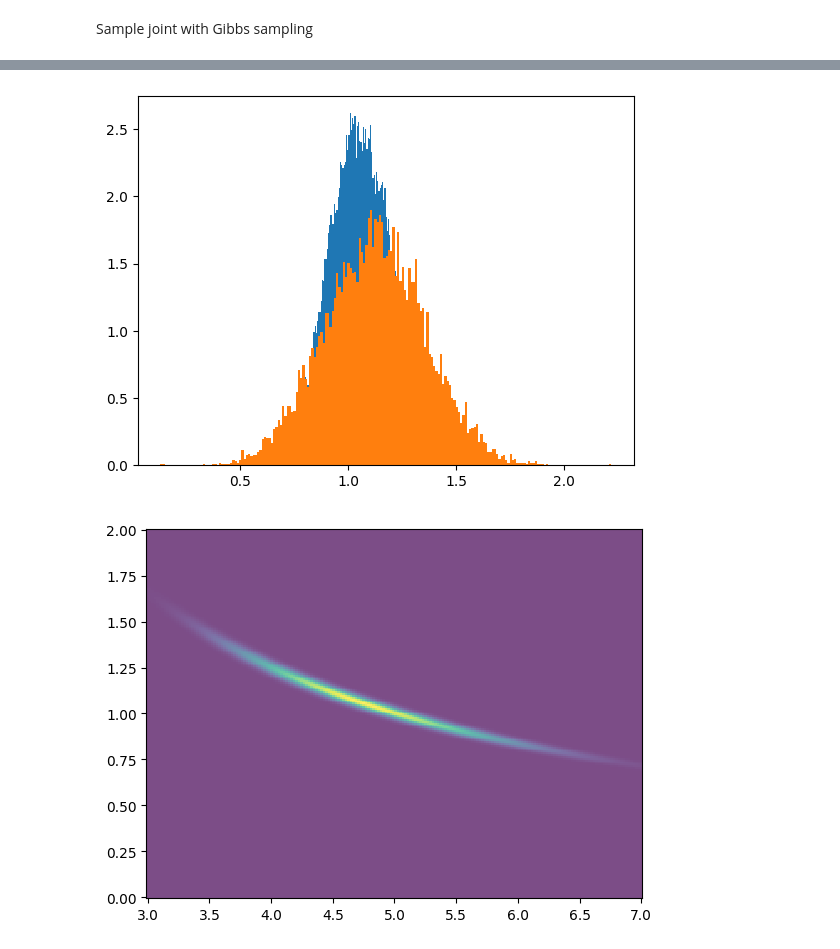
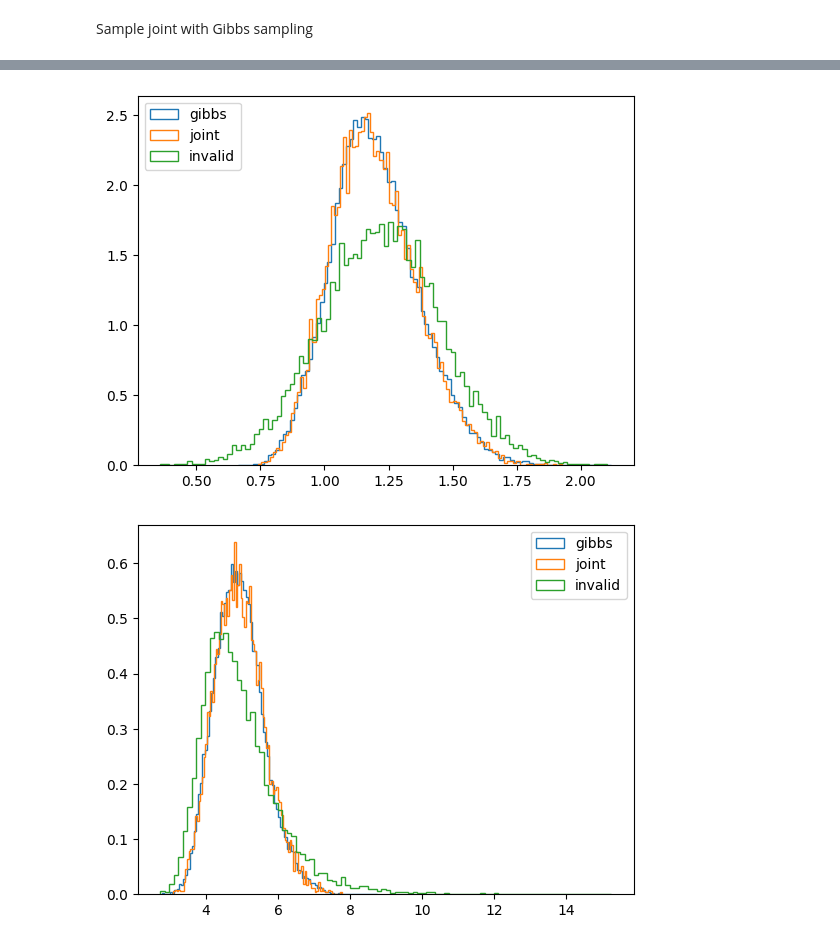
Before and after one commit to ElouanARGOUARCH/JointTraining, a Jupyter notebook: experiments/Bayesian Linear Regression.ipynb, the cells around one changed output, grey strips where cells are left out. Cells and saved outputs as stored; diff of their text form; code cells hidden in the pictures.

```diff
--- a/experiments/Bayesian Linear Regression.ipynb
+++ b/experiments/Bayesian Linear Regression.ipynb
@@ -18,12 +21,12 @@ prior_log_prob = lambda samples: prior_distribution.log_prob(samples)
 # %% [markdown]
 Generate $D_\theta$ according to some prior distribution
 # %%
-n_D = 200
-D_theta =torch.linspace(-0.25,0.25, n_D).unsqueeze(-1)
+n_D = 50
+D_theta =torch.linspace(-.75,.75, n_D).unsqueeze(-1)
 # %% [markdown]
 Generate $D_x$ according to some unknown linear $f(D_\theta)$
 # %%
-sigma_simulateur = .5
+sigma_simulateur = .75
 f = lambda y: 1*torch.ones(d)@y.T
 simulateur= lambda theta: f(theta) + torch.randn(theta.shape[0])*sigma_simulateur
 
@@ -160,0 +183,12 @@ ESS theta  tensor([225.5806])
+# %%
+phi_gibbs = torch.cat(list_phi_gibbs)
+plt.hist(phi_gibbs.numpy(),density= True, bins = 100, label = 'gibbs', histtype = 'step')
+plt.hist(phi_samples_joint.numpy(),density= True, bins = 100, label = 'joint',histtype = 'step')
+plt.legend()
+plt.show()
+
+theta_gibbs = torch.cat(list_theta_gibbs)
+plt.hist(theta_gibbs.numpy(),density= True, bins = 100, label = 'gibbs', histtype = 'step')
+plt.hist(theta_samples_joint.numpy(),density= True, bins = 100, label = 'joint',histtype = 'step')
+plt.legend()
+plt.show()
@@ -161,19 +198,28 @@ ESS theta  tensor([225.5806])
 # %%
 blr = bayesian_linear_regression(D_x, D_theta, x0, sigma_simulateur, mu_theta, sigma_theta)
-list_theta = []
-list_phi = []
+list_theta_invalid = []
+list_phi_invalid = []
 for t in tqdm(range(10000)):
     mu_phi_D, sigma_phi_D = blr.compute_parameter_posterior_parameter(D_theta, D_x)
     current_phi = torch.distributions.MultivariateNormal(mu_phi_D, sigma_phi_D).sample()
     mu_theta_x0_phi, sigma_theta_x0_phi = blr.compute_posterior_distribution_parameters(current_phi)
     current_theta = torch.distributions.MultivariateNormal(mu_theta_x0_phi, sigma_theta_x0_phi).sample()
-    list_theta.append(current_theta)
-    list_phi.append(current_phi)
+    list_theta_invalid.append(current_theta)
+    list_phi_invalid.append(current_phi)
 # %%
-phi = torch.cat(list_phi_gibbs)
-phi_ = torch.cat(list_phi)
-plt.hist(phi.numpy(),density= True, bins = 200)
-plt.hist(phi_.numpy(),density= True, bins = 200)
+phi_invalid = torch.cat(list_phi_invalid)
+plt.hist(phi_gibbs.numpy(),density= True, bins = 100, label = 'gibbs', histtype = 'step')
+plt.hist(phi_samples_joint.numpy(),density= True, bins = 100, label = 'joint',histtype = 'step')
+plt.hist(phi_invalid.numpy(),density= True, bins = 100, label = 'invalid',histtype = 'step')
+plt.legend()
 plt.show()
+
+theta_invalid = torch.cat(list_theta_invalid)
+plt.hist(theta_gibbs.numpy(),density= True, bins = 100, label = 'gibbs', histtype = 'step')
+plt.hist(theta_samples_joint.numpy(),density= True, bins = 100, label = 'joint',histtype = 'step')
+plt.hist(theta_invalid.numpy(),density= True, bins = 100, label = 'invalid',histtype = 'step')
+plt.legend()
+plt.show()
 # %% [output]
-[figure, old version]
+[figure, new version]
+[figure, added]
@@ -196,4 +225,0 @@ phi_samples, theta_samples = sample_joint_IMH(200,5000)
-# %%
-plot_2d_function(lambda sample: torch.exp(blr.log_joint_distribution(sample[:,0].unsqueeze(-1), sample[:,1].unsqueeze(-1))), range = [[3,7],[0,2]], bins = (200,200))
-# %% [output]
-[figure, removed]
```
Also changed, not shown: parts of 11 cells of this notebook, 2 other files.
